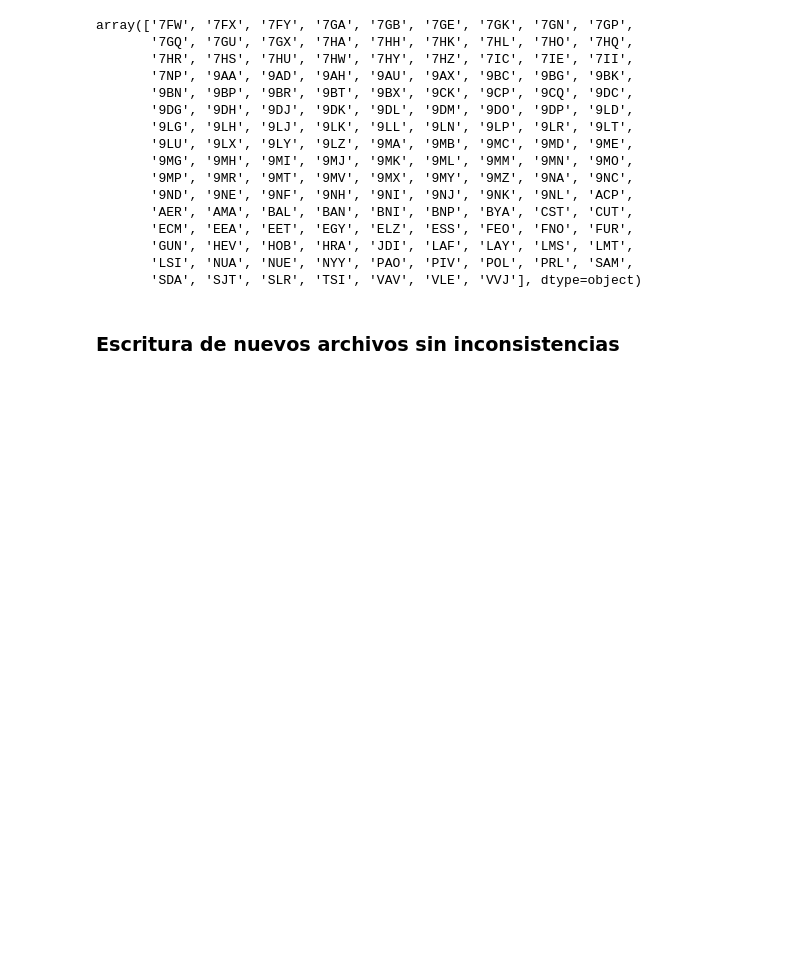
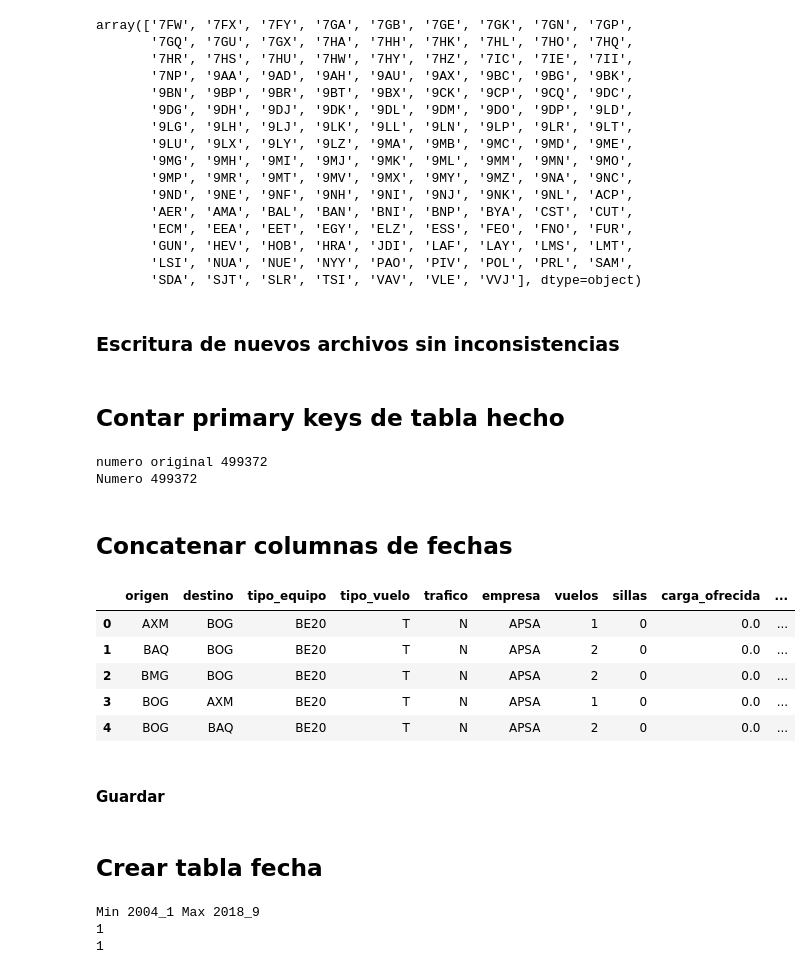
Before and after one commit to ddelcastillo/BI_Proyecto_2, a Jupyter notebook: E2/Aeropuertos.ipynb, the cells around one changed output. Saved outputs shown, nothing was run; the diff lists cells and outputs as text; code cells hidden in the pictures; blank space fills up the shorter version.

Commit message:
Archivo fechas

```diff
--- a/E2/Aeropuertos.ipynb
+++ b/E2/Aeropuertos.ipynb
@@ -229,3 +229,33 @@ aero_v2.to_csv('./datos_modificados/aeropuertos_v2.csv')
 
 historico_v1 = historico_coherente.reset_index(drop=True)
 historico_v1.to_csv('./datos_modificados/aeropuertos_historico_v1.csv')
+# %% [markdown]
+## Contar primary keys de tabla hecho
+# %%
+historico_v1 = pd.read_csv('./datos_modificados/aeropuertos_historico_v1.csv')
+
+sinDuplicados = historico_v1.drop_duplicates(subset=['ano', 'mes', 'origen', 'destino', 'tipo_equipo', 'tipo_vuelo', 'empresa']
+                                              , keep='first', ignore_index=True)
+# count = historico_v1.groupby(['ano', 'mes', 'origen', 'destino', 'tipo_equipo', 'tipo_vuelo'], axis=0).count()
+print('numero original', historico_v1.shape[0])
+print('Numero', sinDuplicados.shape[0])
+# %% [output]
+numero original 499372
+Numero 499372
+# %% [markdown]
+## Concatenar columnas de fechas
+# %%
+historico_v1['cod_fecha'] = historico_v1['ano'].astype(str) + '_' + historico_v1['mes'].astype(str)
+historico_v1.drop(columns=['ano', 'mes'], inplace=True)
+historico_v1.drop(columns=historico_v1.columns[0], inplace=True)
+
+historico_v1.head()
+# %% [output]
+|  | origen | destino | tipo_equipo | tipo_vuelo | trafico | empresa | vuelos | sillas | carga_ofrecida | ... |
+| 0 | AXM | BOG | BE20 | T | N | APSA | 1 | 0 | 0.0 | ... |
+| 1 | BAQ | BOG | BE20 | T | N | APSA | 2 | 0 | 0.0 | ... |
+| 2 | BMG | BOG | BE20 | T | N | APSA | 2 | 0 | 0.0 | ... |
+| 3 | BOG | AXM | BE20 | T | N | APSA | 1 | 0 | 0.0 | ... |
+| 4 | BOG | BAQ | BE20 | T | N | APSA | 2 | 0 | 0.0 | ... |
+# %% [markdown]
+#### Guardar
@@ -231,0 +264,16 @@ historico_v1.to_csv('./datos_modificados/aeropuertos_historico_v1.csv')
+# %% [markdown]
+## Crear tabla fecha
+# %%
+historico_v2 = pd.read_csv('./datos_modificados/aeropuertos_historico_v2.csv')
+
+min = historico_v2['cod_fecha'].min()
+max = historico_v2['cod_fecha'].max()
+
+print('Min', min, 'Max', max)
+print(min[5:])
+
+print(2//4 + 1)
+# %% [output]
+Min 2004_1 Max 2018_9
+1
+1
```
Also changed, not shown: parts of 2 cells of this notebook, 2 other files.
